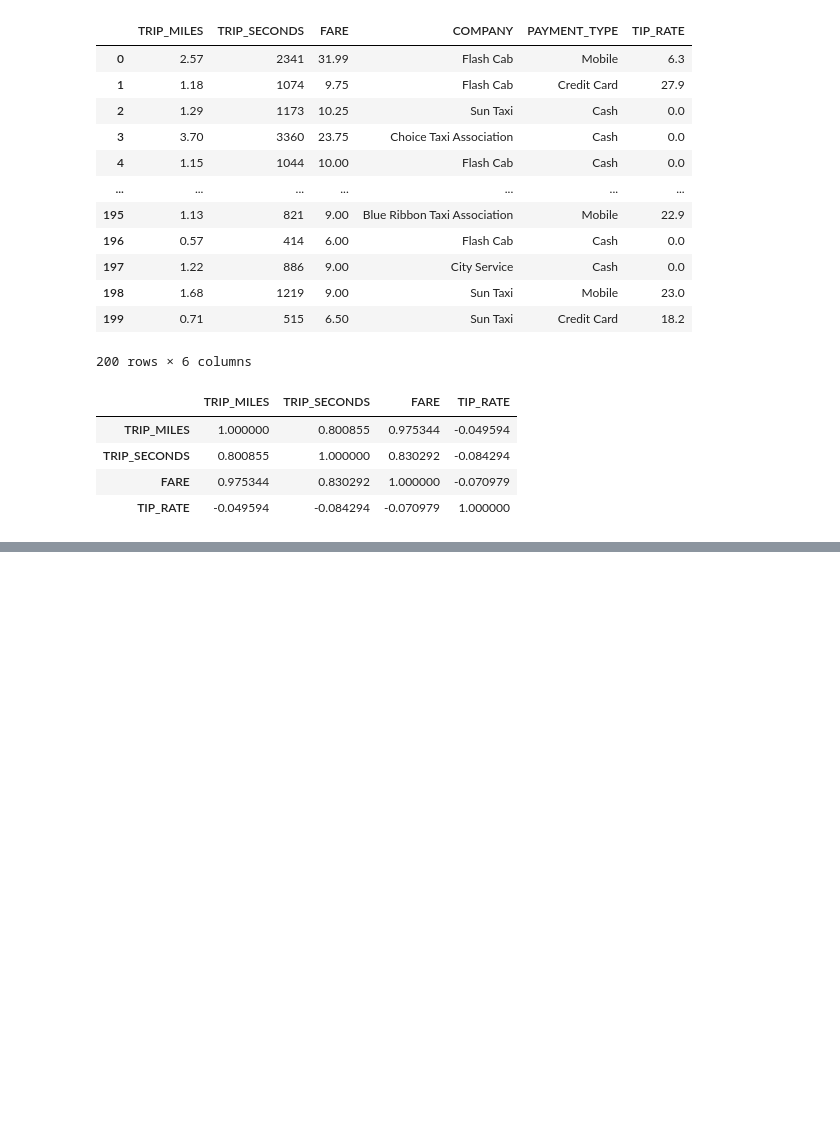
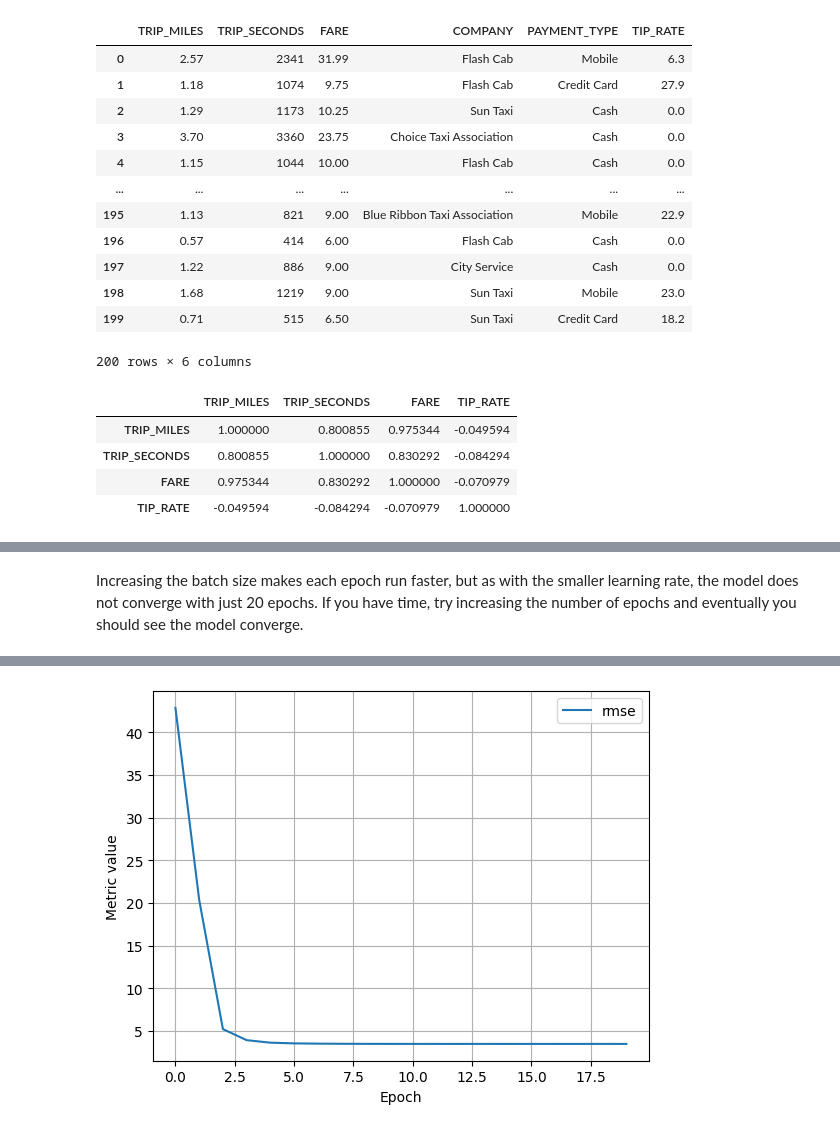
Before and after one commit to therealsmithy/self-study, a Jupyter notebook: ml-crash-course/ml-models/linear-regression.ipynb, the cells around one changed output, grey strips where cells are left out. Drawn from its saved outputs; the diff is of its cells as text; code cells hidden in the pictures; blank space fills up the shorter version.

```diff
--- a/ml-crash-course/ml-models/linear-regression.ipynb
+++ b/ml-crash-course/ml-models/linear-regression.ipynb
@@ -215,0 +324,22 @@ Epoch 20/20
+# %% [markdown]
+Increasing the batch size makes each epoch run faster, but as with the smaller learning rate, the model does not converge with just 20 epochs. If you have time, try increasing the number of epochs and eventually you should see the model converge.
+# %%
+# Add in another input feature
+settings_3 = ml_edu.experiment.ExperimentSettings(
+    learning_rate = 0.001,
+    number_epochs = 20,
+    batch_size = 50,
+    input_features = ['TRIP_MILES', 'TRIP_MINUTES']
+)
+
+training_df['TRIP_MINUTES'] = training_df['TRIP_SECONDS']/60
+
+metrics = [keras.metrics.RootMeanSquaredError(name='rmse')]
+
+model_3 = create_model(settings_3, metrics)
+
+experiment_3 = train_model('two_features', model_3, training_df, 'FARE', settings_3)
+
+ml_edu.results.plot_experiment_metrics(experiment_3, ['rmse'])
+ml_edu.results.plot_model_predictions(experiment_3, training_df, 'FARE')
+# %% [output]
@@ -215,0 +363 @@ Epoch 20/20
+[figure, added]
```
Also changed, not shown: parts of 11 cells of this notebook.
